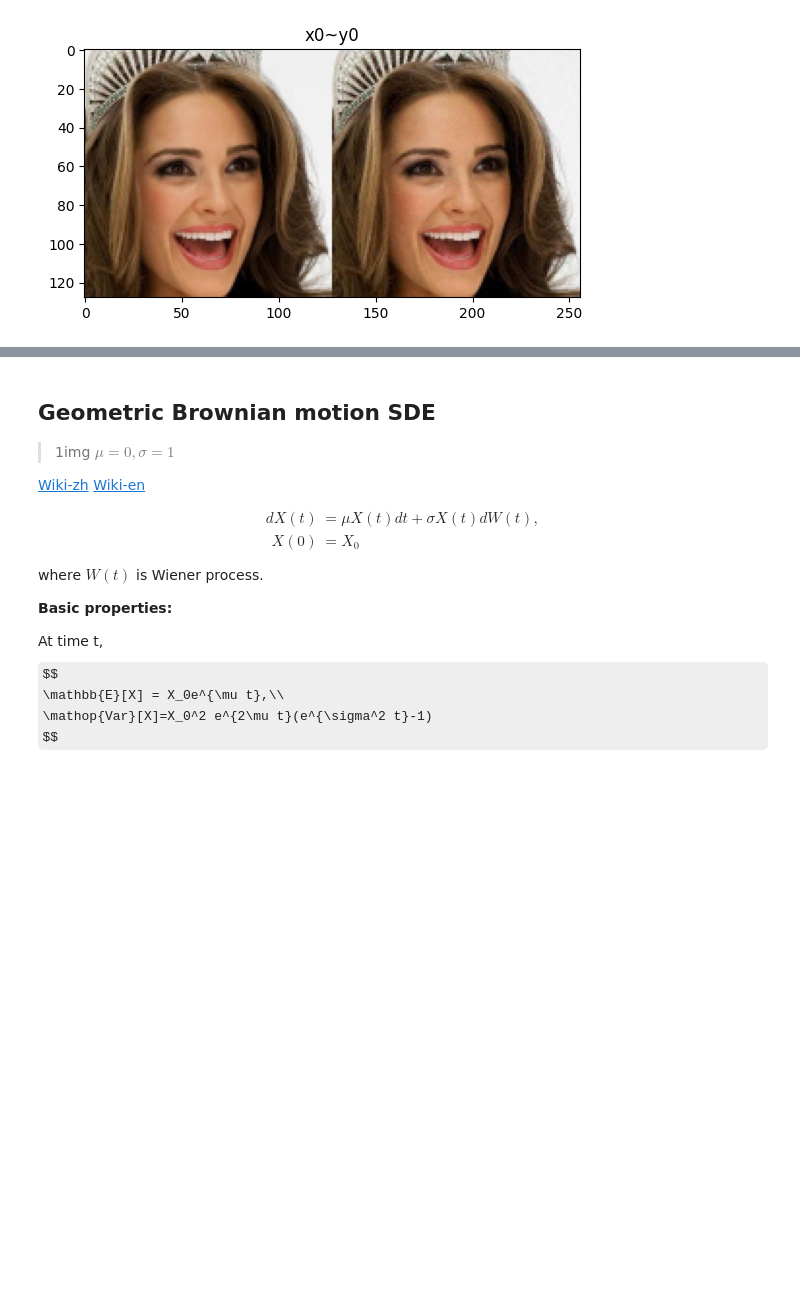
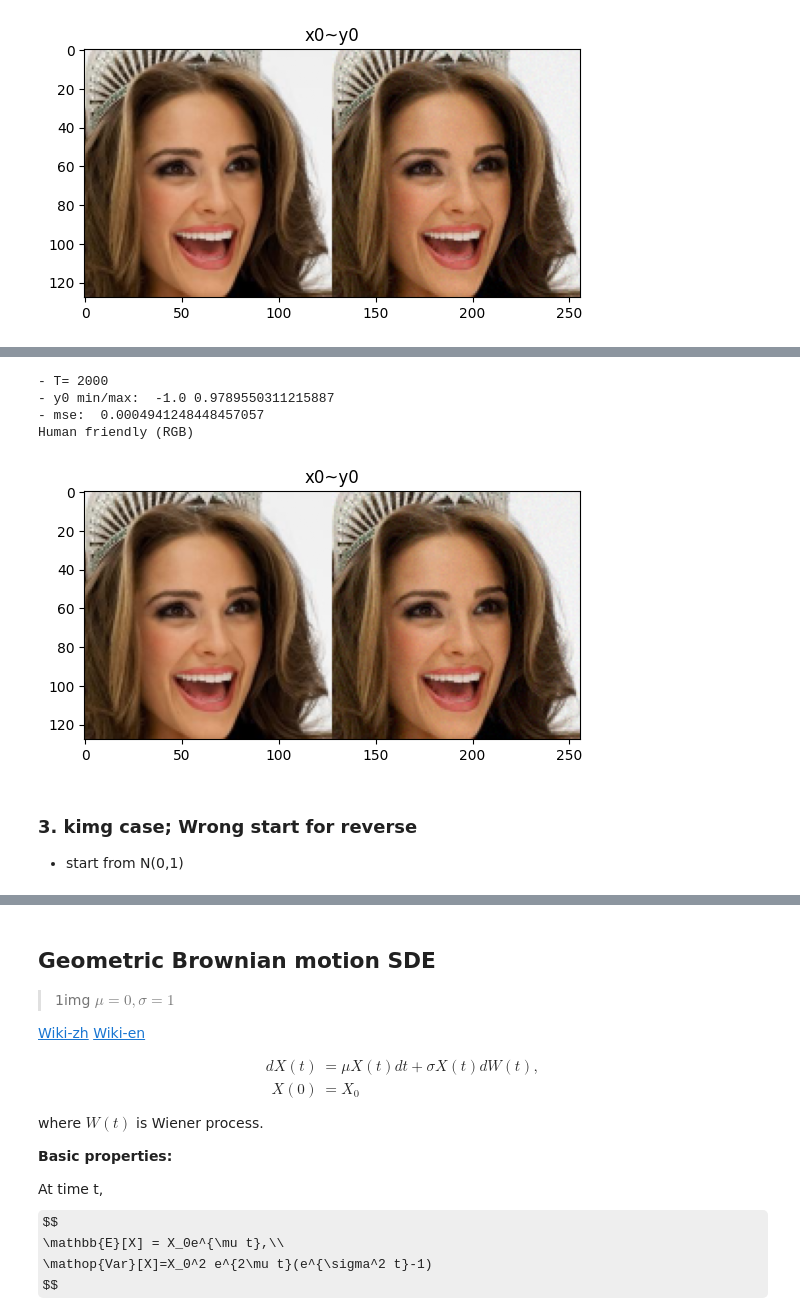
Before and after one commit to Rymoon/DDPM-SuJL, a Jupyter notebook: MyDDPM/apps/ddpm2_emp_sample.ipynb, the cells around one changed output, grey strips where cells are left out. Drawn from its saved outputs; the diff is of its cells as text; code cells hidden in the pictures; some formulas as TeX source; blank space fills up the shorter version.

```diff
--- a/MyDDPM/apps/ddpm2_emp_sample.ipynb
+++ b/MyDDPM/apps/ddpm2_emp_sample.ipynb
@@ -198,7 +207,7 @@ then $\bar{x}_S \approx \bar{x}(1)$ is a new image;
 </div>
 # %%
 from tqdm import tqdm
-def sample(x0,T,n):
+def sample_1(x0,T,n):
 
     y_states = []
     y = np.random.randn(n, img_size, img_size, 3) # xT
@@ -219,7 +228,7 @@ import cv2
 
 def run_1(x0, T, n, n_show,*,nodisp=False):
     assert n_show<=n
-    y_states = sample(x0, T=T , n=n)
+    y_states = sample_1(x0, T=T , n=n)
 
     y0 = y_states[-1]
     y0 = np.clip(y0, -1, 1)
@@ -355,0 +338,74 @@ plt.show()
+# %%
+from tqdm import tqdm
+
+
+def score_function_2(t,x,x0):
+    return -(x-x0)/(t)
+
+def sample_2(x0,T,n):
+
+    y_states = []
+    y = np.random.randn(n, img_size, img_size, 3) + x0 # xT
+    x0 = x0[np.newaxis,:]
+    t_old = 0/T
+    for i in tqdm(range(T), ncols=0):
+        t = (i+1)/T # (1,...,T)/T
+        # score_func_1
+        sf=  score_function_2((1-t_old),y,x0)
+        y += sf *(t-t_old) + np.sqrt(t-t_old)* np.random.randn(*y.shape)
+        y_states.append(y)
+        t_old = t
+
+    return y_states
+
+from matplotlib import pyplot as plt
+import cv2
+
+def run_2(x0, T, n, n_show,*,nodisp=False):
+    assert n_show<=n
+    y_states = sample_2(x0, T=T , n=n)
+
+    y0 = y_states[-1]
+    y0 = np.clip(y0, -1, 1)
+    print("- T=",T)
+    print("- y0 min/max: ", y0.min(), y0.max())
+    err = np.sum((y0-x0)**2)/y0.size
+    print("- mse: ", err)
+
+    if n_show>0:
+        rows = []
+        for i in range(n_show):
+            # plt.figure()
+            # plt.title("BGR(cv2 default)")
+            # plt.imshow(y0[i])
+            # plt.show()
+            row = np.concatenate([
+            cv2.cvtColor((x0+1)/2, cv2.COLOR_BGR2RGB),
+            cv2.cvtColor((y0[i].astype("float32")+1)/2, cv2.COLOR_BGR2RGB)
+            ],axis=1)
+            rows.append(row)
+        figure = np.concatenate(rows,axis=0)
+
+
+        from matplotlib import pyplot as plt
+        print("Human friendly (RGB)")
+        plt.figure()
+        plt.title("x0~y0")
+        plt.imshow(figure)
+        if not nodisp:
+            plt.show()
+        else:
+            plt.close()
+
+    return y_states, err
+
+_ = run_2(x0,T=2000,n=2,n_show=1)
+# %% [output]
+- T= 2000
+- y0 min/max:  -1.0 0.9789550311215887
+- mse:  0.0004941248448457057
+Human friendly (RGB)
+[figure, added]
+# %% [markdown]
+### 3. kimg case; Wrong start for reverse
+- start from N(0,1)
```
Also changed, not shown: parts of 11 cells of this notebook, 1 other file.
